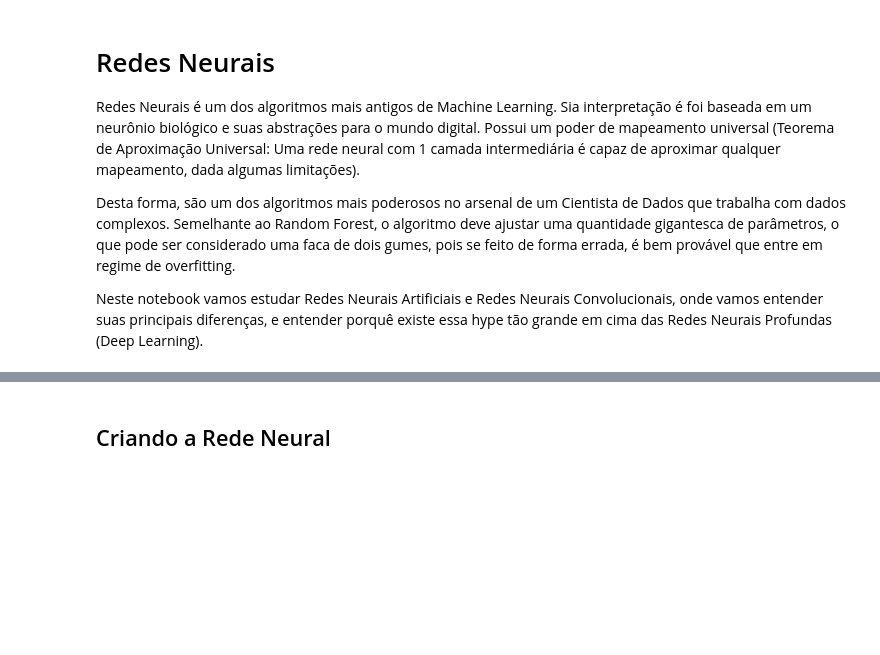
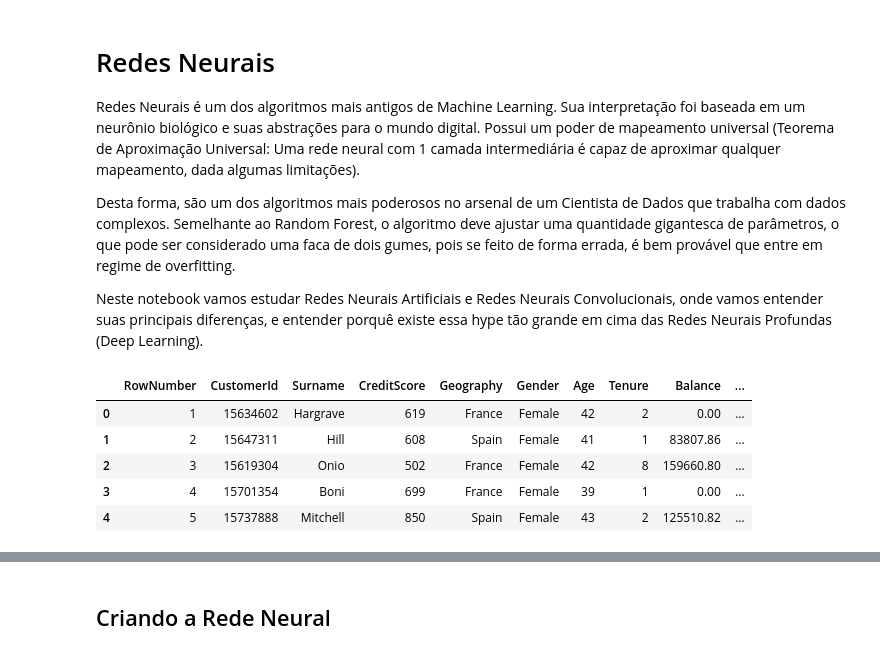
Before and after one commit to hgpadovani/Curso-ML, a Jupyter notebook: 2 - Aprendizado Supervisionado/3 - Deep Learning/Redes Neurais.ipynb, the cells around one changed output, grey strips where cells are left out. Saved outputs shown, nothing was run; the diff lists cells and outputs as text; code cells hidden in the pictures; blank space fills up the shorter version.

```diff
--- a/2 - Aprendizado Supervisionado/3 - Deep Learning/Redes Neurais.ipynb
+++ b/2 - Aprendizado Supervisionado/3 - Deep Learning/Redes Neurais.ipynb
@@ -1,7 +1,7 @@
 # %% [markdown]
 # Redes Neurais
 
-Redes Neurais é um dos algoritmos mais antigos de Machine Learning. Sia interpretação é foi baseada em um neurônio biológico e suas abstrações para o mundo digital. Possui um poder de mapeamento universal (Teorema de Aproximação Universal: Uma rede neural com 1 camada intermediária é capaz de aproximar qualquer mapeamento, dada algumas limitações).
+Redes Neurais é um dos algoritmos mais antigos de Machine Learning. Sua interpretação foi baseada em um neurônio biológico e suas abstrações para o mundo digital. Possui um poder de mapeamento universal (Teorema de Aproximação Universal: Uma rede neural com 1 camada intermediária é capaz de aproximar qualquer mapeamento, dada algumas limitações).
 
 Desta forma, são um dos algoritmos mais poderosos no arsenal de um Cientista de Dados que trabalha com dados complexos. Semelhante ao Random Forest, o algoritmo deve ajustar uma quantidade gigantesca de parâmetros, o que pode ser considerado uma faca de dois gumes, pois se feito de forma errada, é bem provável que entre em regime de overfitting.
 
@@ -16,5 +19,14 @@ import pandas as pd
 dataset = pd.read_csv('Churn_Modelling.csv')
 X = dataset.iloc[:, 3:13]
 y = dataset.iloc[:, 13]
+# %%
+dataset.head()
+# %% [output]
+|  | RowNumber | CustomerId | Surname | CreditScore | Geography | Gender | Age | Tenure | Balance | ... |
+| 0 | 1 | 15634602 | Hargrave | 619 | France | Female | 42 | 2 | 0.00 | ... |
+| 1 | 2 | 15647311 | Hill | 608 | Spain | Female | 41 | 1 | 83807.86 | ... |
+| 2 | 3 | 15619304 | Onio | 502 | France | Female | 42 | 8 | 159660.80 | ... |
+| 3 | 4 | 15701354 | Boni | 699 | France | Female | 39 | 1 | 0.00 | ... |
+| 4 | 5 | 15737888 | Mitchell | 850 | Spain | Female | 43 | 2 | 125510.82 | ... |
 # %%
 X.head()
```
Also changed, not shown: parts of 13 cells of this notebook, 26 other files.
